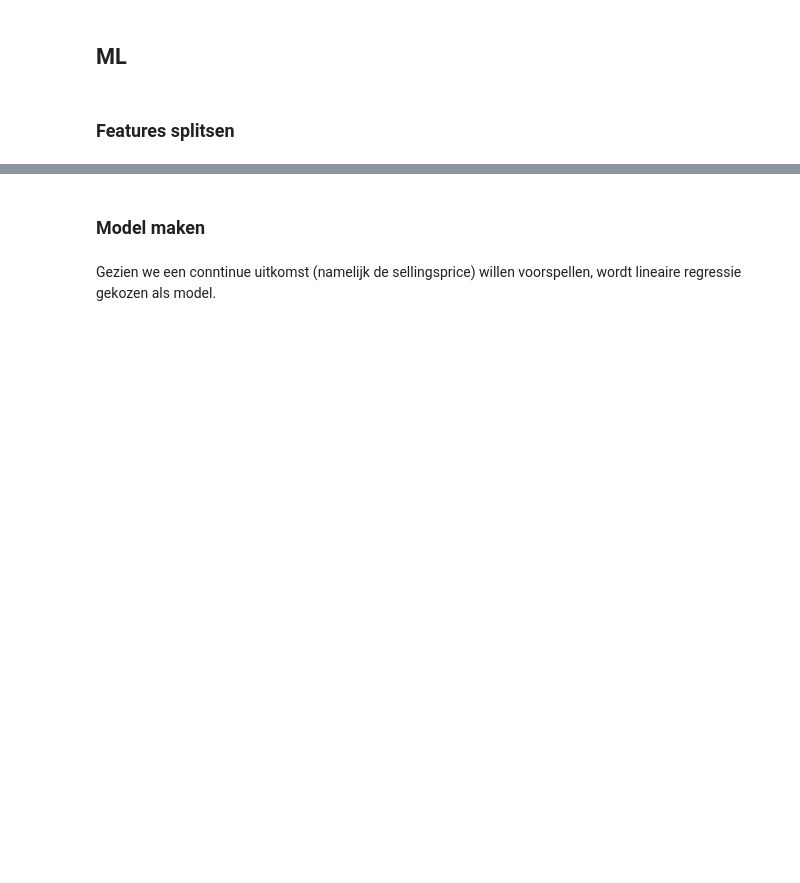
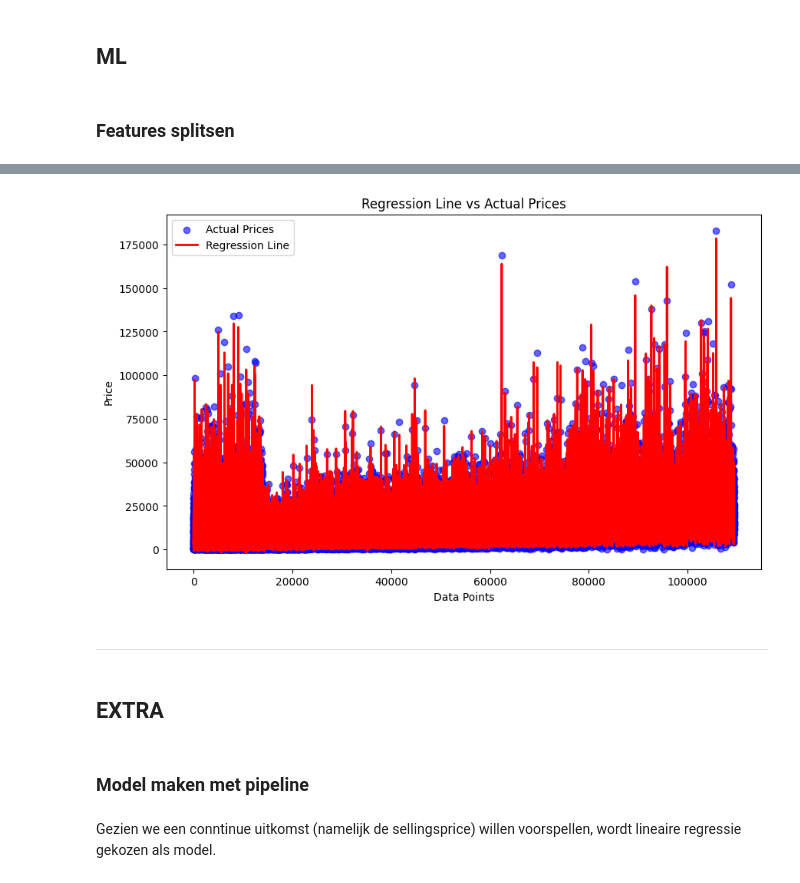
Before and after one commit to AP-B-AI-ML-Ops/project-JarnoDeSmedt, a Jupyter notebook: exploratory.ipynb, the cells around one changed output, grey strips where cells are left out. Saved outputs shown, nothing was run; the diff lists cells and outputs as text; code cells hidden in the pictures; blank space fills up the shorter version.

```diff
--- a/exploratory.ipynb
+++ b/exploratory.ipynb
@@ -285,0 +359,16 @@ klassificatie/regressie?
+# %%
+df = cleaned_data
+
+# One-Hot Encoding the Categorical Variables
+
+#categorical data
+#categorical_cols = ['make', 'model', 'trim', 'transmission', 'body']
+categorical_cols = ['make']
+
+
+#import pandas as pd
+df_encoded = pd.get_dummies(df, columns = categorical_cols)
+
+# Print the encoded DataFrame
+print("Encoded DataFrame:")
+print(df_encoded[['make_ford', 'make_toyota', 'make_volkswagen', 'sellingprice']].head())
@@ -292,5 +453,27 @@ klassificatie/regressie?
+# %%
+# Sort the test data and predictions for a smooth regression line
+sorted_indices = X_test['condition'].argsort()
+X_test_sorted = X_test.iloc[sorted_indices]
+y_test_sorted = y_test.iloc[sorted_indices]
+y_pred_sorted = y_pred[sorted_indices]
+
+# Plot the actual values and the regression line
+plt.figure(figsize=(10, 6))
+plt.scatter(range(len(y_test_sorted)), y_test_sorted, color='blue', label='Actual Prices', alpha=0.6)
+plt.plot(range(len(y_pred_sorted)), y_pred_sorted, color='red', label='Regression Line', linewidth=2)
+plt.xlabel('Data Points')
+plt.ylabel('Price')
+plt.legend()
+plt.title('Regression Line vs Actual Prices')
+plt.show()
+# %% [output]
+[figure, added]
+# %% [markdown]
+---
+# %% [markdown]
+## EXTRA
 # %% [markdown]
-### Model maken
+### Model maken met pipeline
 # %% [markdown]
 Gezien we een conntinue uitkomst (namelijk de sellingsprice) willen voorspellen, wordt lineaire regressie gekozen als model.
 # %%
```
Also changed, not shown: parts of 34 cells of this notebook, 2 other files.
